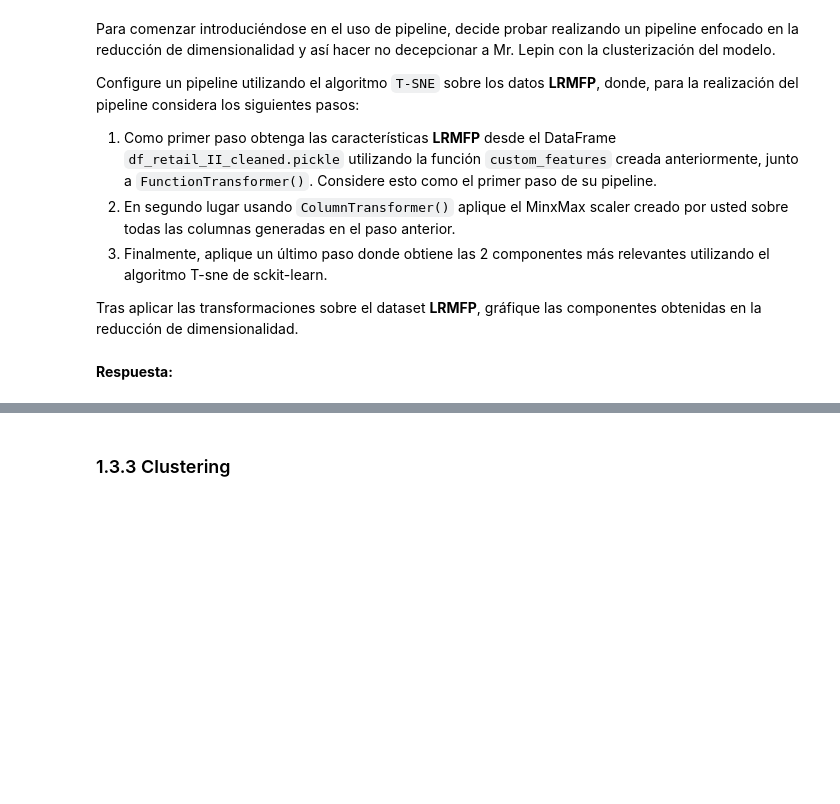
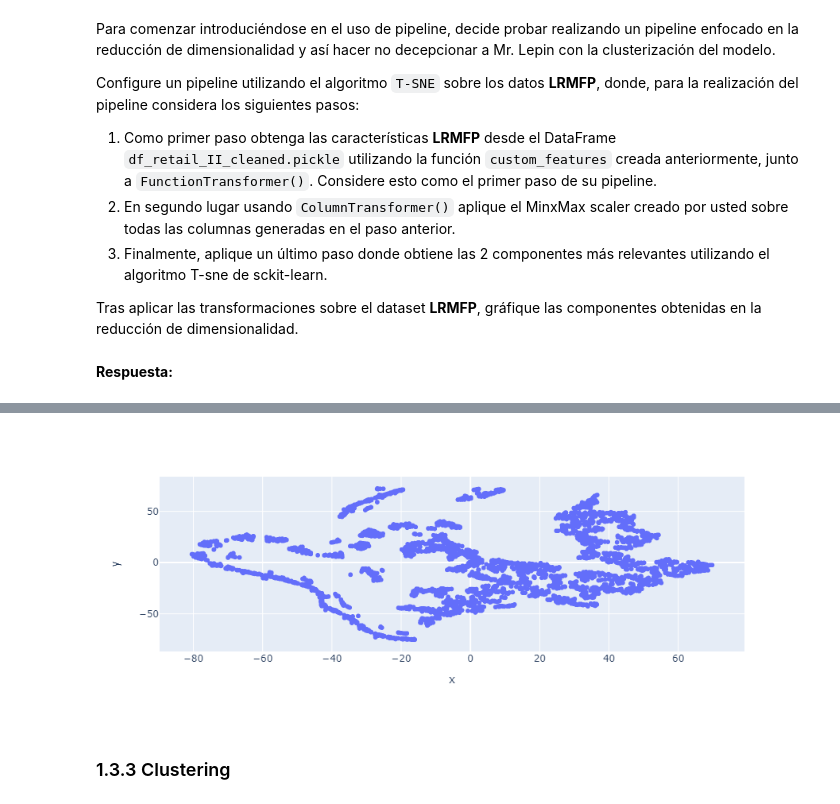
Before and after one commit to johnny-godoy/laboratorios-mds, a Jupyter notebook: lab 6/laboratorio_6.ipynb, the cells around one changed output, grey strips where cells are left out. Drawn from its saved outputs; the diff is of its cells as text; code cells hidden in the pictures; blank space fills up the shorter version.

```diff
--- a/lab 6/laboratorio_6.ipynb
+++ b/lab 6/laboratorio_6.ipynb
@@ -196,3 +297,7 @@ Tras aplicar las transformaciones sobre el dataset **LRMFP**, gráfique las comp
+# %%
+px.scatter(X_tr, x="x", y="y")
+# %% [output]
+[figure, added]
 # %% [markdown]
 ### 1.3.3 Clustering
 # %% [markdown]
```
Also changed, not shown: parts of 16 cells of this notebook.
